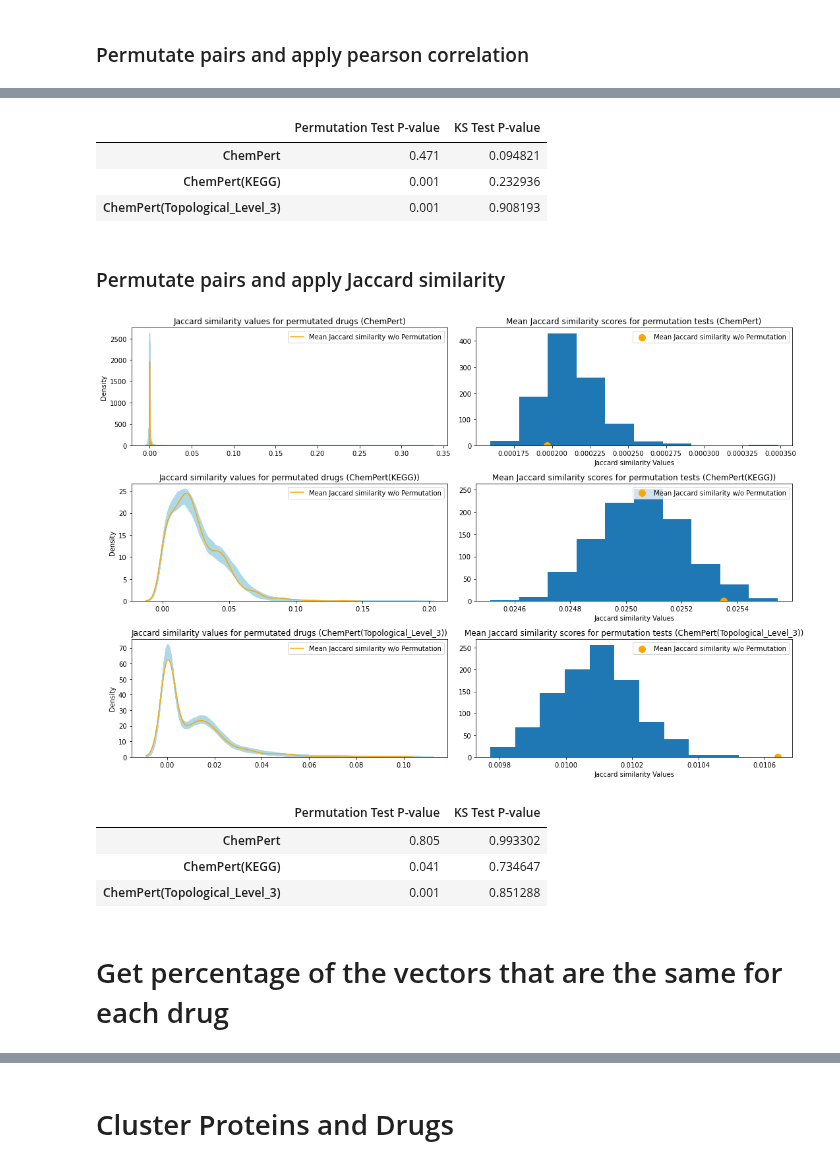
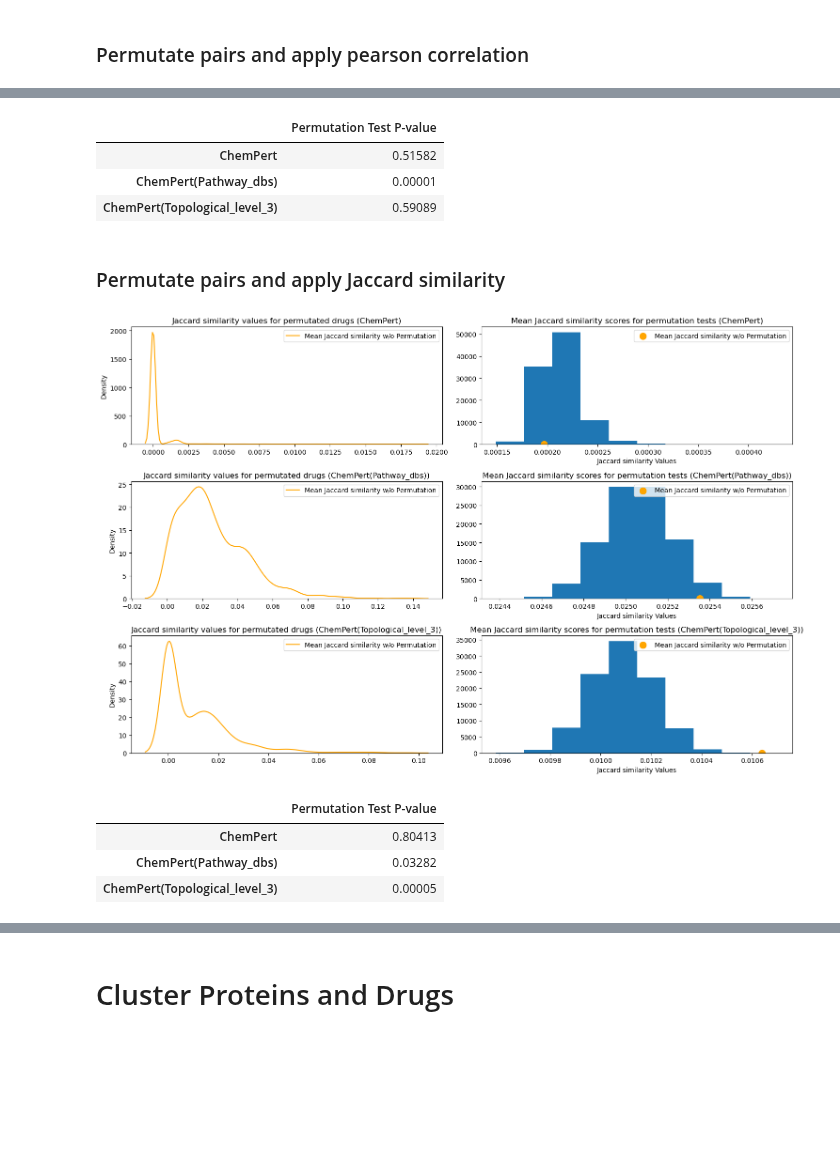
Before and after one commit to enveda/transcriptomic-target-correlation, a Jupyter notebook: notebooks/4_pathway_correlation_analysis.ipynb, the cells around one changed output, grey strips where cells are left out. Drawn from its saved outputs; the diff is of its cells as text; code cells hidden in the pictures; blank space fills up the shorter version.

```diff
--- a/notebooks/4_pathway_correlation_analysis.ipynb
+++ b/notebooks/4_pathway_correlation_analysis.ipynb
@@ -60,5 +60,5 @@ time.asctime()
 # %%
-databases = ['ChemPert', 'ChemPert(KEGG)', 'ChemPert(Topological_Level_3)']
+databases = ['ChemPert', 'ChemPert(Pathway_dbs)', 'ChemPert(Topological_level_3)']
 # %% [markdown]
 ## Load drug-induced transcriptomic response
 # %%
@@ -139,7 +141,6 @@ pearson_corr_df = {}
 colors = ['navy', 'cornflowerblue', 'lightsteelblue','red', 'yellowgreen', 'royalblue', 'lightpink','gold', 'black']
 cosine_corr_df = {}
 jaccard_corr_df = {}
-plt.figure(dpi=300)
 
 #Graph pearson correlation values for each database
 plt.figure(figsize=(10,5), dpi =200)
@@ -152,7 +153,8 @@ for i,database in enumerate(databases):
     plt.subplot(1,2,1)
     sns.distplot(pearson_corr_df[database].values, color=colors[i], label=database, hist=False)
     plt.xlim([-.15, .15])
-    plt.legend(title="Pathway Databases")
+    plt.legend(title="Pathway Databases", loc='upper right')
+    plt.title('Pearson Correlation Scores')
 
     #Get Jaccard Similarity values
     jaccard_corr_df[database] = get_jaccard_correlation(
@@ -164,8 +166,9 @@ for i,database in enumerate(databases):
     plt.subplot(1,2,2)
     sns.distplot(np.array(jaccard_corr_df[database].values), color=colors[i], label=database, hist=False)
     plt.xlim([-.15, .15])
-    plt.legend(title="Pathway Databases")
+    plt.legend(title="Pathway Databases", loc='upper right')
     plt.xlim([-.05,.05])
+    plt.title('Jaccard Similarity Scores')
 
 #Show plot
 plt.tight_layout()
@@ -404,28 +376,26 @@ plt.show()
 # %%
 #Set initial variables
 ks_values = []
-stat_df = pd.DataFrame(columns = ['Permutation Test P-value', 'KS Test P-value'])
+stat_df = pd.DataFrame(columns = ['Permutation Test P-value'])
 
 #Pick random permutation test and do the KS test with the original pearson correlation scores
 for i,database in enumerate(databases):
-    if database != 'ChemPert(Topological_Level_3)':
-        ks_values.append(stats.ks_2samp(np.squeeze(current_pearson_corr_df[database].values),
-                                                       np.squeeze(pearson_corr_df[database].values))[1])
-        stat_df.loc[database] = [p_values[i], ks_values[i]]
-
-    else:
-        ks_values.append(stats.ks_2samp(np.squeeze(current_jaccard_corr_df[database].values),
-                                                       np.squeeze(jaccard_corr_df[database].values))[1])
-        stat_df.loc[database] = [p_values[i], ks_values[i]]
+#         ks_values.append(stats.ks_2samp(np.squeeze(current_pearson_corr_df[database].values),
+#                                                        np.squeeze(pearson_corr_df[database].values))[1])
+    stat_df.loc[database] = p_values[i]
 
 stat_df.head(len(database))
 # %% [output]
-|  | Permutation Test P-value | KS Test P-value |
-| ChemPert | 0.471 | 0.094821 |
-| ChemPert(KEGG) | 0.001 | 0.232936 |
-| ChemPert(Topological_Level_3) | 0.001 | 0.908193 |
+|  | Permutation Test P-value |
+| ChemPert | 0.51582 |
+| ChemPert(Pathway_dbs) | 0.00001 |
+| ChemPert(Topological_level_3) | 0.59089 |
 # %% [markdown]
 ### Permutate pairs and apply Jaccard similarity
+# %%
+from scipy.spatial.distance import jaccard
+def jaccard_corr(x,y):
+    return 1 - jaccard(x,y)
 # %%
 current_jaccard_corr_df = {}
 plt.figure().set_size_inches(15,10)
@@ -435,59 +405,53 @@ for j,database in enumerate(databases):
     #Set initial variables
     permutation_means = []
     num_compounds = target_df[database].shape[0]
-    num_permutations = 1000
+    num_permutations = 100000
 
     #Get Jaccard similarity scores for 100 different permutations
     plt.subplot(len(databases), 2, 2*j+1)
-    for i in tqdm(range(num_permutations)):
-        current_target_df = target_df[database].copy()
-        current_transcriptomic_df = transcript_df[database].copy()
-        current_transcriptomic_df = current_transcriptomic_df.sample(frac=1)
-        current_jaccard_corr_df[database] = get_jaccard_corr_permutation(target_matrix=current_target_df, \
-                                                   transcriptomic_matrix=current_transcriptomic_df)
-        permutation_means.append(sum(current_jaccard_corr_df[database]['jaccard_correlation'])/num_compounds)
-        sns.distplot(current_jaccard_corr_df[database].values, hist=False, color='lightblue')
+    permutation_means = [np.sum(target_df[database].copy().reset_index(drop=True)
+                                .corrwith(transcript_df[database].copy()
+                                .sample(frac=1)
+                                .reset_index(drop=True),
+                                          method=jaccard_corr, axis =1))/num_compounds
+                         for i in tqdm_notebook(range(num_permutations))]
 
     #Plot Jaccard similarity scores for the permutations
     sns.distplot(jaccard_corr_df[database].values, hist=False, color='orange', label = 'Mean Jaccard similarity w/o Permutation')
     plt.legend()
     plt.title("Jaccard similarity values for permutated drugs (" + database + ")")
     plt.legend()
 
     #Plot the mean Jaccard similarity scores for the permutations
     original_mean = sum(jaccard_corr_df[database]['jaccard_correlation'])/num_compounds
     plt.subplot(len(databases), 2, 2*j+2)
     plt.hist(permutation_means, zorder=0)
     plt.scatter(original_mean,.2, s=100,\
                 label = 'Mean Jaccard similarity w/o Permutation', color = 'orange')
     plt.xlabel('Jaccard similarity Values')
     plt.title("Mean Jaccard similarity scores for permutation tests (" + database + ")")
     plt.legend()
 
     #Get the p-value for the permutation test (based on the means)
     p_value = (len([x for x in permutation_means if x >= original_mean])+1)/num_permutations
     p_values.append(p_value)
 
 plt.tight_layout()
 plt.show()
 # %% [output]
-[figure, old version]
+[figure, new version]
 # %%
 #Set initial variables
 ks_values = []
-stat_df = pd.DataFrame(columns = ['Permutation Test P-value', 'KS Test P-value'])
+stat_df = pd.DataFrame(columns = ['Permutation Test P-value'])
 
 #Pick random permutation test and do the KS test with the original jaccard similarity scores
 for i,database in enumerate(databases):
-    ks_values.append(stats.ks_2samp(np.squeeze(current_jaccard_corr_df[database].values),
-                                                   np.squeeze(jaccard_corr_df[database].values))[1])
-    stat_df.loc[database] = [p_values[i], ks_values[i]]
+    stat_df.loc[database] = [p_values[i]]
 
 stat_df.head(len(databases))
 # %% [output]
-|  | Permutation Test P-value | KS Test P-value |
-| ChemPert | 0.805 | 0.993302 |
-| ChemPert(KEGG) | 0.041 | 0.734647 |
-| ChemPert(Topological_Level_3) | 0.001 | 0.851288 |
+|  | Permutation Test P-value |
+| ChemPert | 0.80413 |
+| ChemPert(Pathway_dbs) | 0.03282 |
+| ChemPert(Topological_level_3) | 0.00005 |
-# %% [markdown]
-# Get percentage of the vectors that are the same for each drug
```
Also changed, not shown: parts of 17 cells of this notebook, 2 other files.
